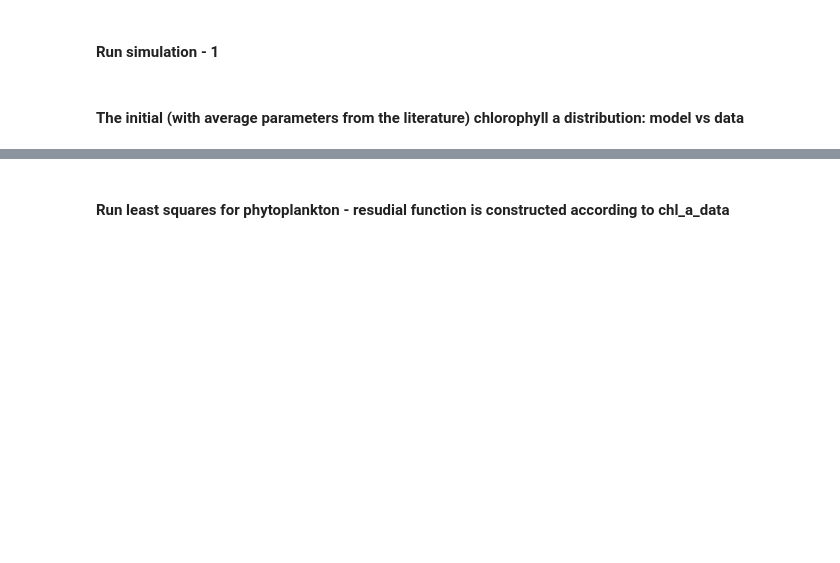
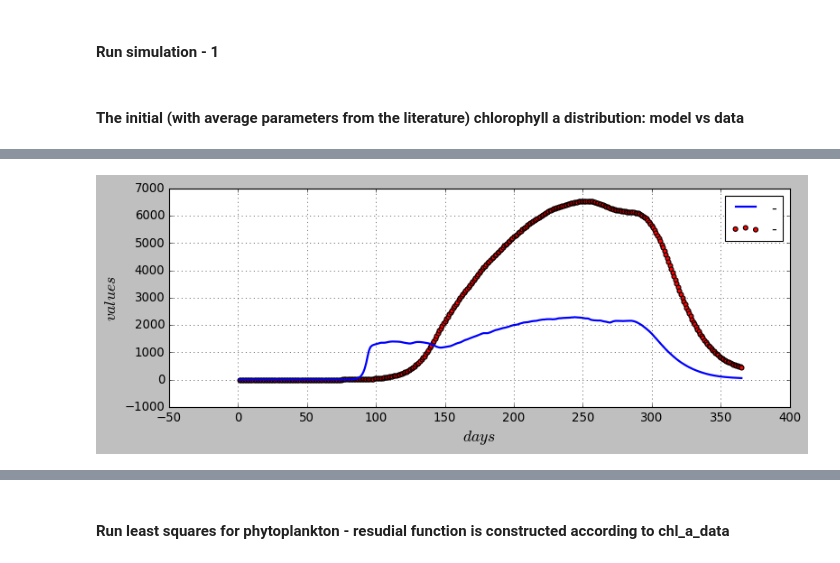
Before and after one commit to limash/Alkalinity_in_the_Wadden_Sea, a Jupyter notebook: 3_biogeochemical_model_parameters_identification.ipynb, the cells around one changed output, grey strips where cells are left out. Cells and saved outputs as stored; diff of their text form; code cells hidden in the pictures; blank space fills up the shorter version.

```diff
--- a/3_biogeochemical_model_parameters_identification.ipynb
+++ b/3_biogeochemical_model_parameters_identification.ipynb
@@ -96,0 +99,4 @@ pf.plot_double(chl_a,'Chlorophyll a',chl_a_data,'Chlorophyll a - data')
+# %%
+pf.plot_double(phy,'-',het,'-')
+# %% [output]
+[figure, added]
```
Also changed, not shown: parts of 9 cells of this notebook, 5 other files.
